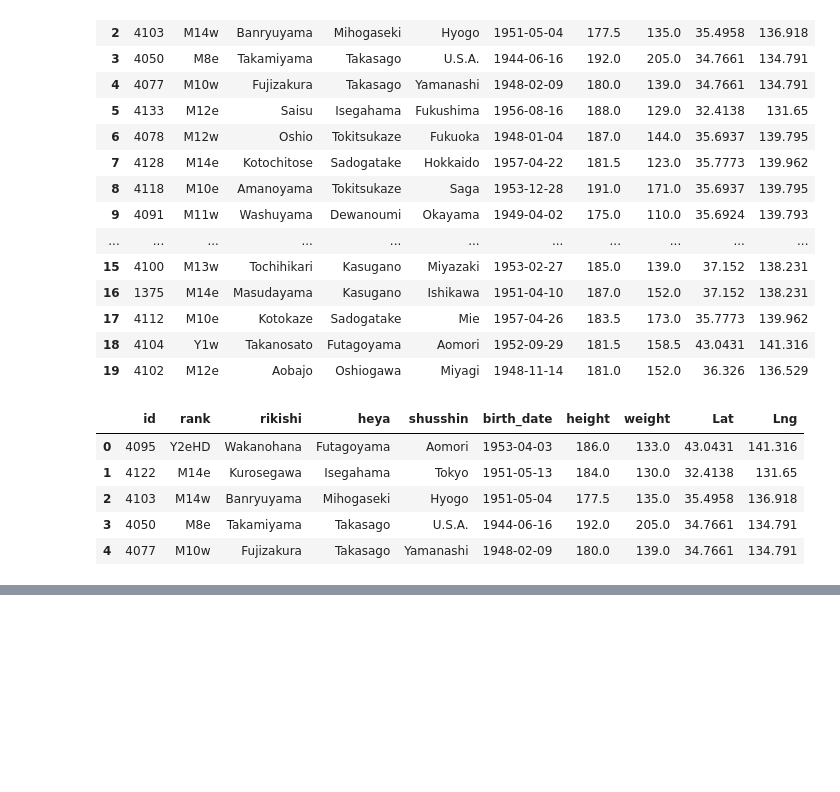
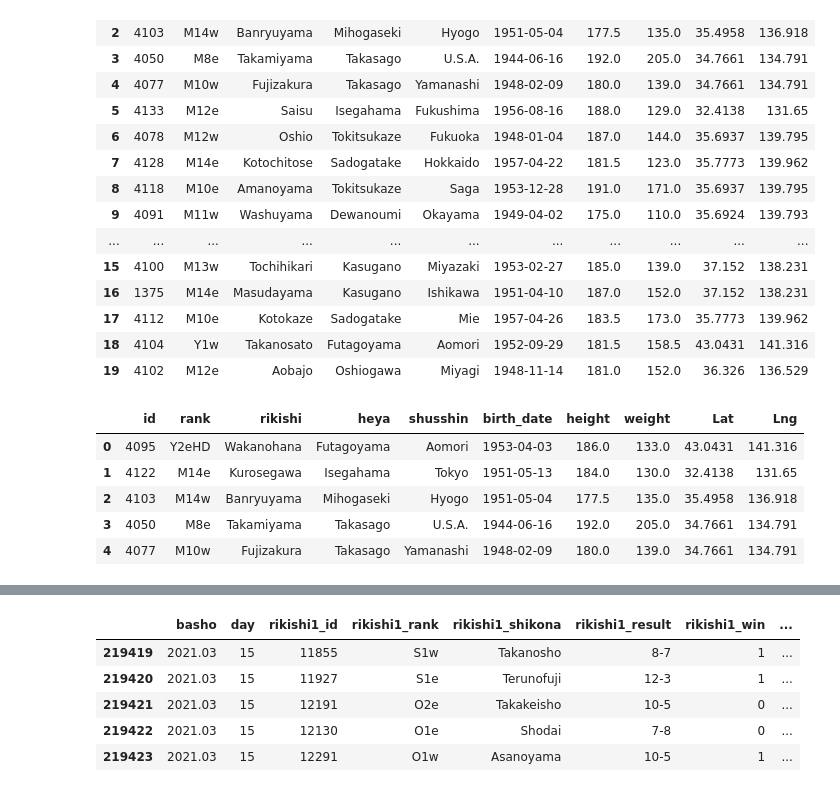
Before and after one commit to dorisakpovwa/teamsumo, a Jupyter notebook: Data_Preprocessing/Sumo_Preprocessing.ipynb, the cells around one changed output, grey strips where cells are left out. Cells and saved outputs as stored; diff of their text form; code cells hidden in the pictures; blank space fills up the shorter version.

```diff
--- a/Data_Preprocessing/Sumo_Preprocessing.ipynb
+++ b/Data_Preprocessing/Sumo_Preprocessing.ipynb
@@ -238,0 +365,9 @@ stables.to_csv('Stables.csv',index=False)
+# %%
+results.tail()
+# %% [output]
+|  | basho | day | rikishi1_id | rikishi1_rank | rikishi1_shikona | rikishi1_result | rikishi1_win | ... |
+| 219419 | 2021.03 | 15 | 11855 | S1w | Takanosho | 8-7 | 1 | ... |
+| 219420 | 2021.03 | 15 | 11927 | S1e | Terunofuji | 12-3 | 1 | ... |
+| 219421 | 2021.03 | 15 | 12191 | O2e | Takakeisho | 10-5 | 0 | ... |
+| 219422 | 2021.03 | 15 | 12130 | O1e | Shodai | 7-8 | 0 | ... |
+| 219423 | 2021.03 | 15 | 12291 | O1w | Asanoyama | 10-5 | 1 | ... |
```
Also changed, not shown: parts of 17 cells of this notebook, 2 other files.
